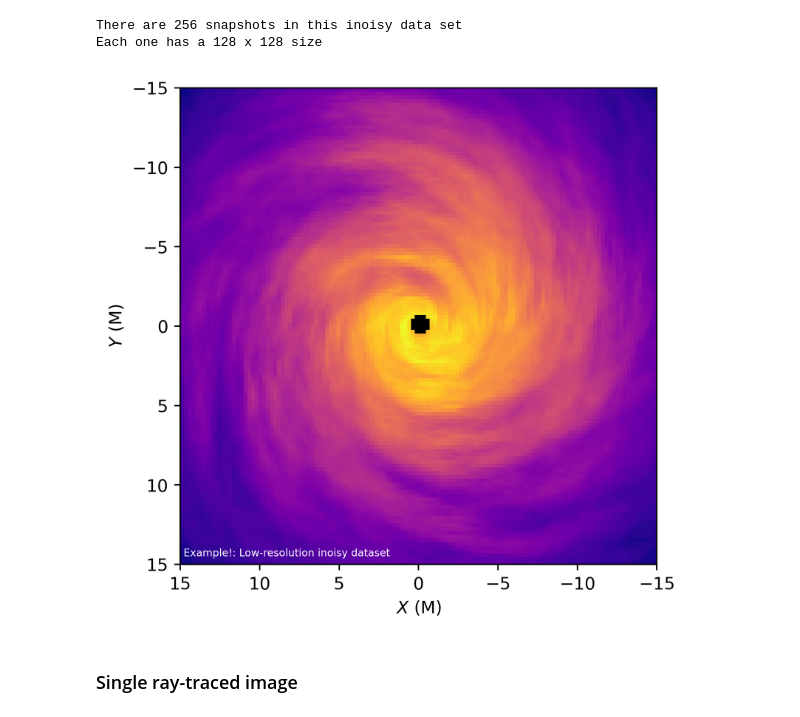
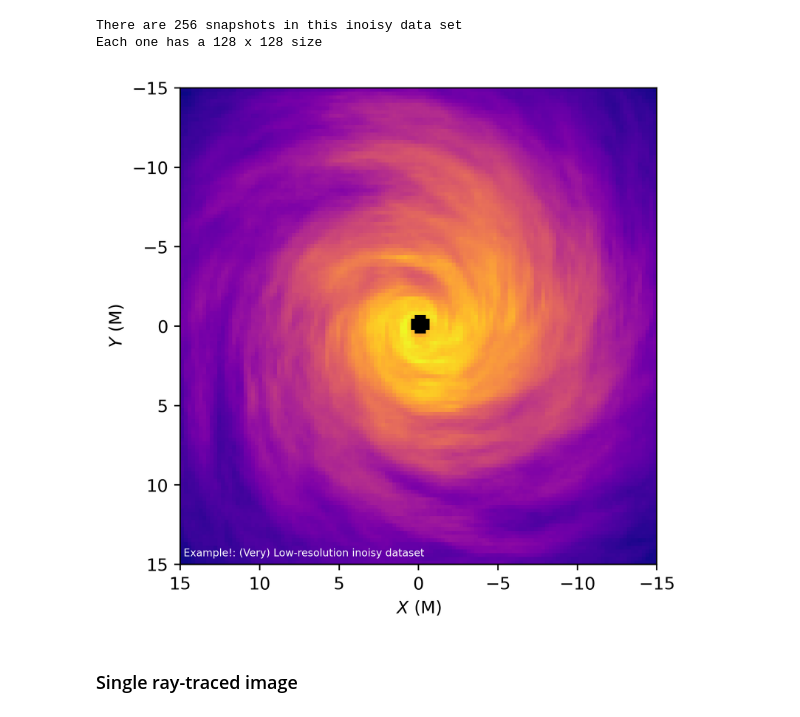
Before and after one commit to iAART/aart, a Jupyter notebook: Examples.ipynb, the cells around one changed output. Cells and saved outputs as stored; diff of their text form; code cells hidden in the pictures.

```diff
--- a/Examples.ipynb
+++ b/Examples.ipynb
@@ -307,17 +307,17 @@ Each one has a 128 x 128 size
 # %%
 fig, ax = plt.subplots(figsize=[5,5],dpi=400)
 
 #You can select different snapshots by changing the slicing
 ax.imshow(np.log(data[0,:,:]),cmap="plasma",origin="lower",extent=[-xystart,xystart,-xystart,xystart])
 
 ax.set_facecolor('xkcd:black')
 ax.set_xlabel(r"$X$"+" "+"(M)")
 ax.set_ylabel(r"$Y$"+" "+"(M)")
-ax.text(14.8,14.5,"Example!: Low-resolution inoisy dataset",color="w",fontsize=6)
+ax.text(14.8,14.5,"Example!: (Very) Low-resolution inoisy dataset",color="w",fontsize=6)
 
 plt.show()
 # %% [output]
-[figure, old version]
+[figure, new version]
 # %% [markdown]
 ### Single ray-traced image
 # %% [markdown]
```
Also changed, not shown: parts of 11 cells of this notebook, 10 other files.
